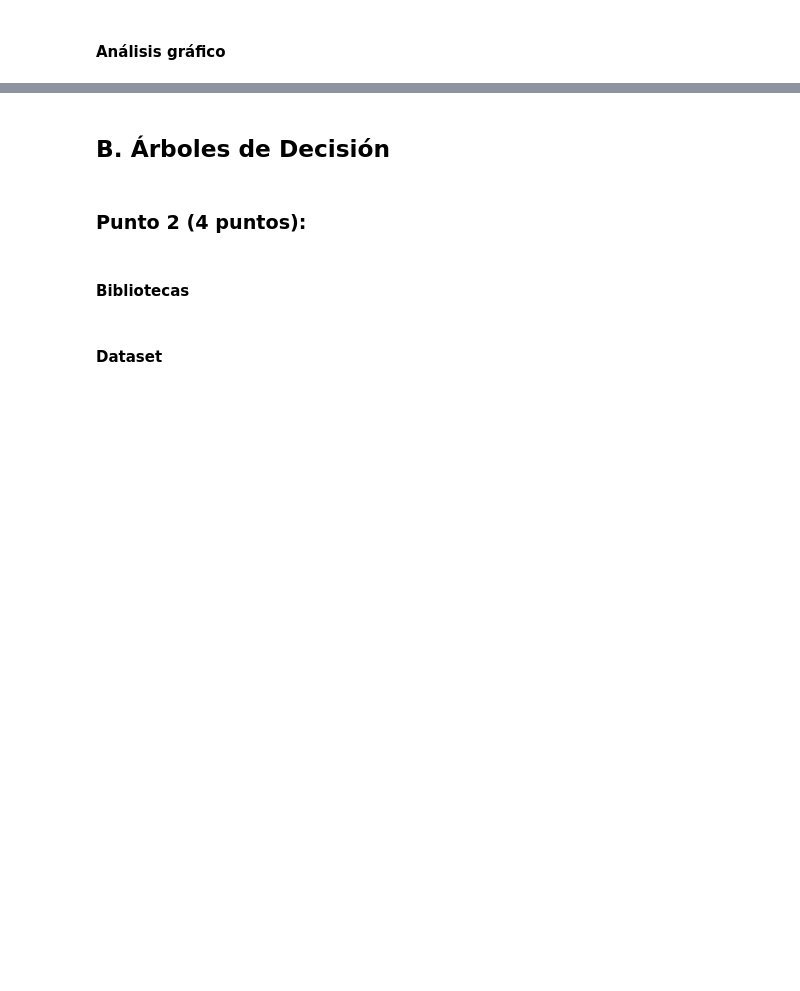
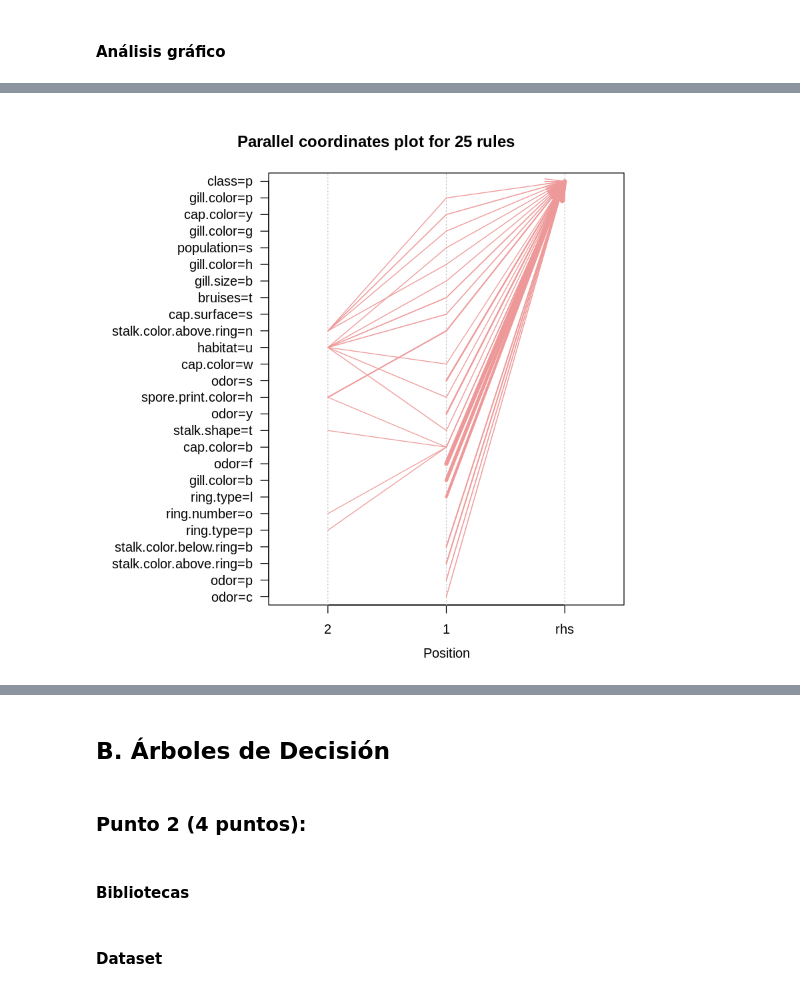
Before and after one commit to yerartdev/uc-m1966-datamining, a Jupyter notebook: d1/t1-m1966-variable-categorica.ipynb, the cells around one changed output, grey strips where cells are left out. Drawn from its saved outputs; the diff is of its cells as text; code cells hidden in the pictures; blank space fills up the shorter version.

```diff
--- a/d1/t1-m1966-variable-categorica.ipynb
+++ b/d1/t1-m1966-variable-categorica.ipynb
@@ -197,0 +536,8 @@ summary(rules.ap.class)
+# %%
+#::GMG::Puedo generar directamente unas reglas con los consecuentes (RHS) que busco utilizando
+#       el parámetro "appearnce" de apriori()
+rules.ap <- apriori(data = transactions.ms,
+                    parameter=list(support = 0.01, confidence = 0.8,
+                                   minlen = 2, maxlen = 10),
+                    appearance=list(rhs = c('class=e','class=p'), default = 'lhs')
+                   )
@@ -197,0 +626,3 @@ summary(rules.ap.class)
+# %%
+#::GMG::Filtramos las redundantes
+rules.ap.filtered <- rules.ap[!is.redundant(rules.ap)]
@@ -222,5 +738,5 @@ plot(rules.ap.filtered[quality(rules.ap.filtered)$support > 0.3], method = "grou
 # %%
-#plot(rules.ap.filtered[quality(rules.ap.filtered)$support > 0.3], method = 'paracoord',
-#     control = list(reorder = TRUE))
-plot(head(rules.ap.filtered, n = 25, by ='lift'), method = 'paracoord',
+plot(head(rules.ap.class.poisonous, n = 25, by ='lift'), method = 'paracoord',
      control = list(reorder = TRUE))
+# %% [output]
+[figure, added]
```
Also changed, not shown: parts of 75 cells of this notebook.
